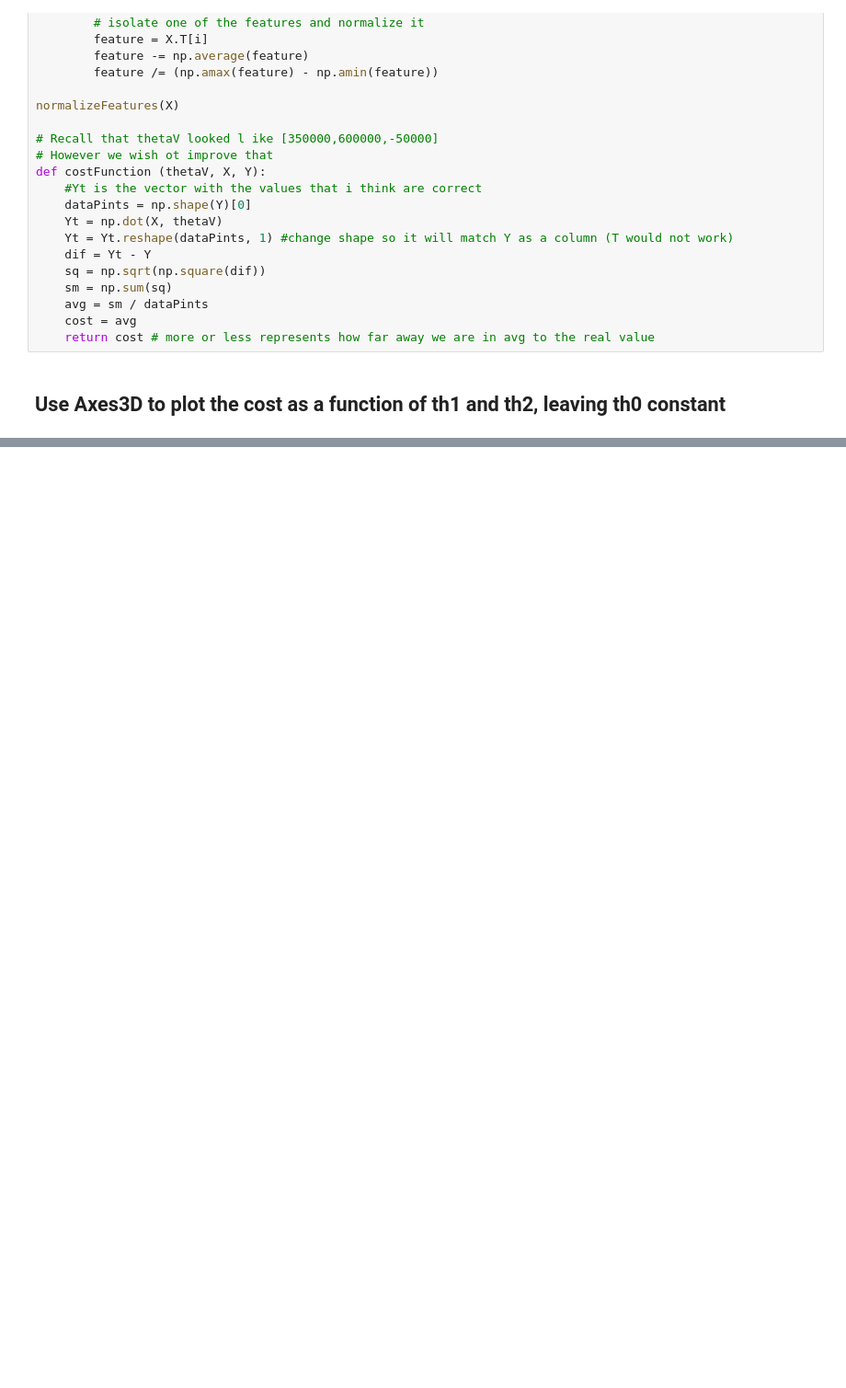
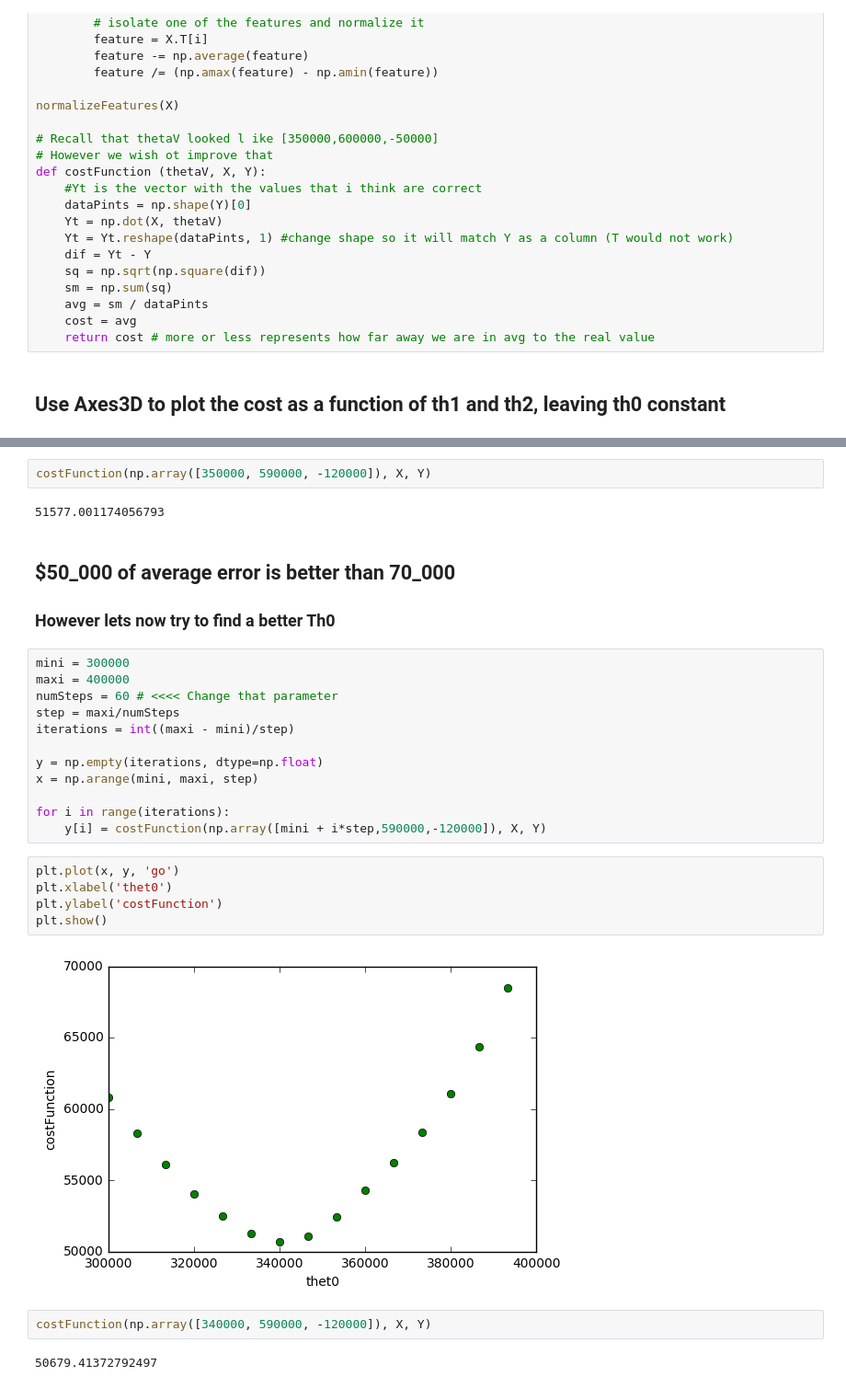
Before and after one commit to juanjoneri/Learning-Machine-Learning, a Jupyter notebook: Linear Regression/2 Variables Linear model, 3D visualization.ipynb, the cells around one changed output, grey strips where cells are left out. Shown at 92% size. Cells and saved outputs as stored; diff of their text form; blank space fills up the shorter version.

Commit message:
finish contour method to search for parameters

```diff
--- a/Linear Regression/2 Variables Linear model, 3D visualization.ipynb
+++ b/Linear Regression/2 Variables Linear model, 3D visualization.ipynb
@@ -58,0 +64,30 @@ plt.show()
+# %%
+costFunction(np.array([350000, 590000, -120000]), X, Y)
+# %% [output]
+51577.001174056793
+# %% [markdown]
+## $50_000 of average error is better than 70_000
+### However lets now try to find a better Th0
+# %%
+mini = 300000
+maxi = 400000
+numSteps = 60 # <<<< Change that parameter
+step = maxi/numSteps
+iterations = int((maxi - mini)/step)
+
+y = np.empty(iterations, dtype=np.float)
+x = np.arange(mini, maxi, step)
+
+for i in range(iterations):
+    y[i] = costFunction(np.array([mini + i*step,590000,-120000]), X, Y)
+# %%
+plt.plot(x, y, 'go')
+plt.xlabel('thet0')
+plt.ylabel('costFunction')
+plt.show()
+# %% [output]
+[figure, added]
+# %%
+costFunction(np.array([340000, 590000, -120000]), X, Y)
+# %% [output]
+50679.41372792497
```
Also changed, not shown: parts of 2 cells of this notebook, 1 other file.
